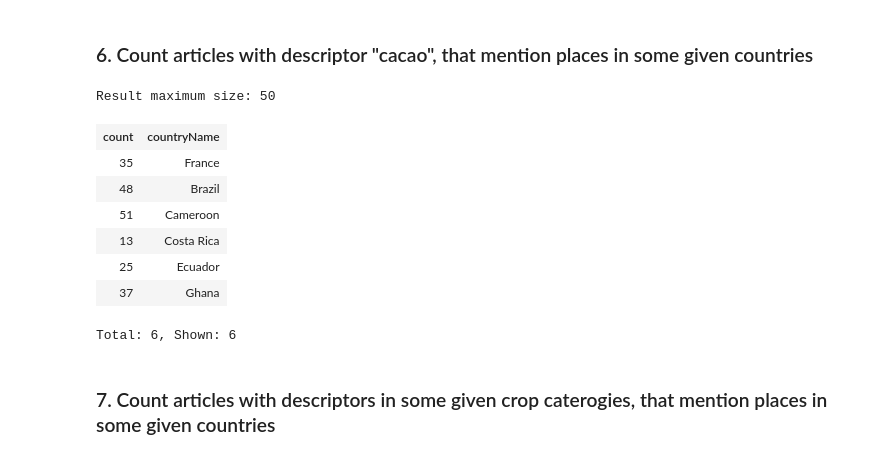
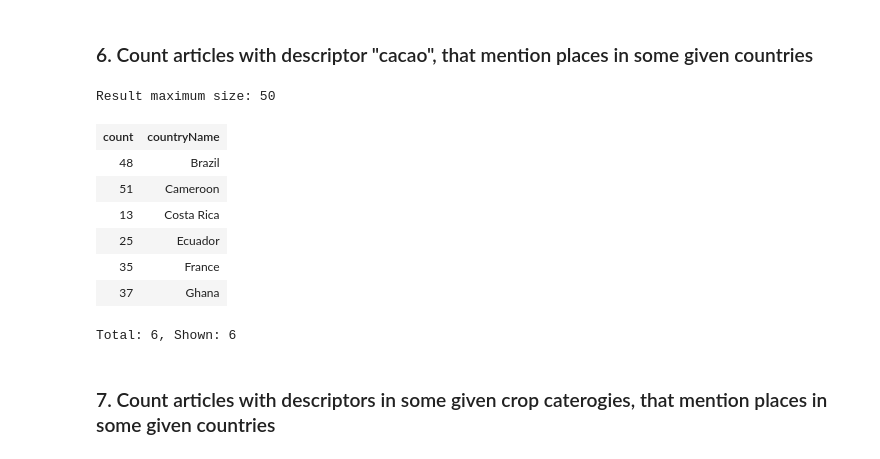
Before and after one commit to issa-project/issa-pipeline, a Jupyter notebook: notebooks/issa-geographic-NEs.ipynb, the cells around one changed output. Drawn from its saved outputs; the diff is of its cells as text; code cells hidden in the pictures.

```diff
--- a/notebooks/issa-geographic-NEs.ipynb
+++ b/notebooks/issa-geographic-NEs.ipynb
@@ -299,39 +299,39 @@ WHERE {
     # ----- Crops
     []  a issa:ThematicDescriptorAnnotation;
         oa:hasTarget ?article;
         oa:hasBody agrovoc:c_7713. # Concept "cacao"
 
 
     # ----- Geographic entities
     ?geoAnnot
         a issa:GeographicAnnotation;
         schema:about ?article.
 
     # Either the geo annotation points to Country or any of its subterritories
     { ?geoAnnot oa:hasBody ?country }
     UNION
     { ?geoAnnot oa:hasBody [ gn:parentCountry ?country ]. }
 
     # Considered countries
     ?country gn:name ?countryName.
     values ?country {
         <https://sws.geonames.org/3017382/> # France
         <https://sws.geonames.org/3469034/> # Brazil
         <https://sws.geonames.org/3624060/> # Costa Rica
         <https://sws.geonames.org/3658394/> # Ecuador
         <https://sws.geonames.org/2233387/> # Cameroon
         <https://sws.geonames.org/2300660/> # Ghana
     }
 
-} order by ?nameCountry
+} order by ?countryName
 # %% [output]
 Result maximum size: 50
 | count | countryName |
-| 35 | France |
 | 48 | Brazil |
 | 51 | Cameroon |
 | 13 | Costa Rica |
 | 25 | Ecuador |
+| 35 | France |
 | 37 | Ghana |
 Total: 6, Shown: 6
 # %% [markdown]
```
